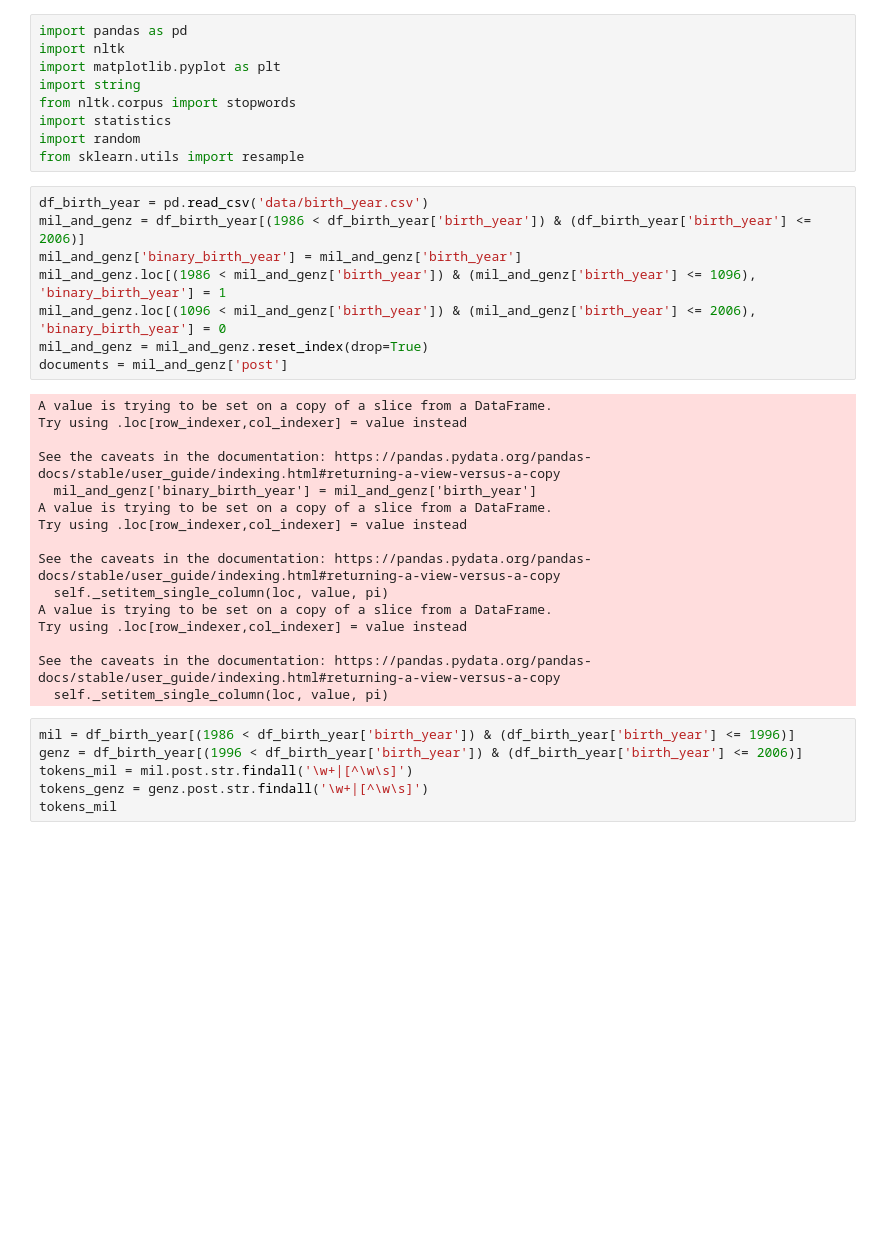
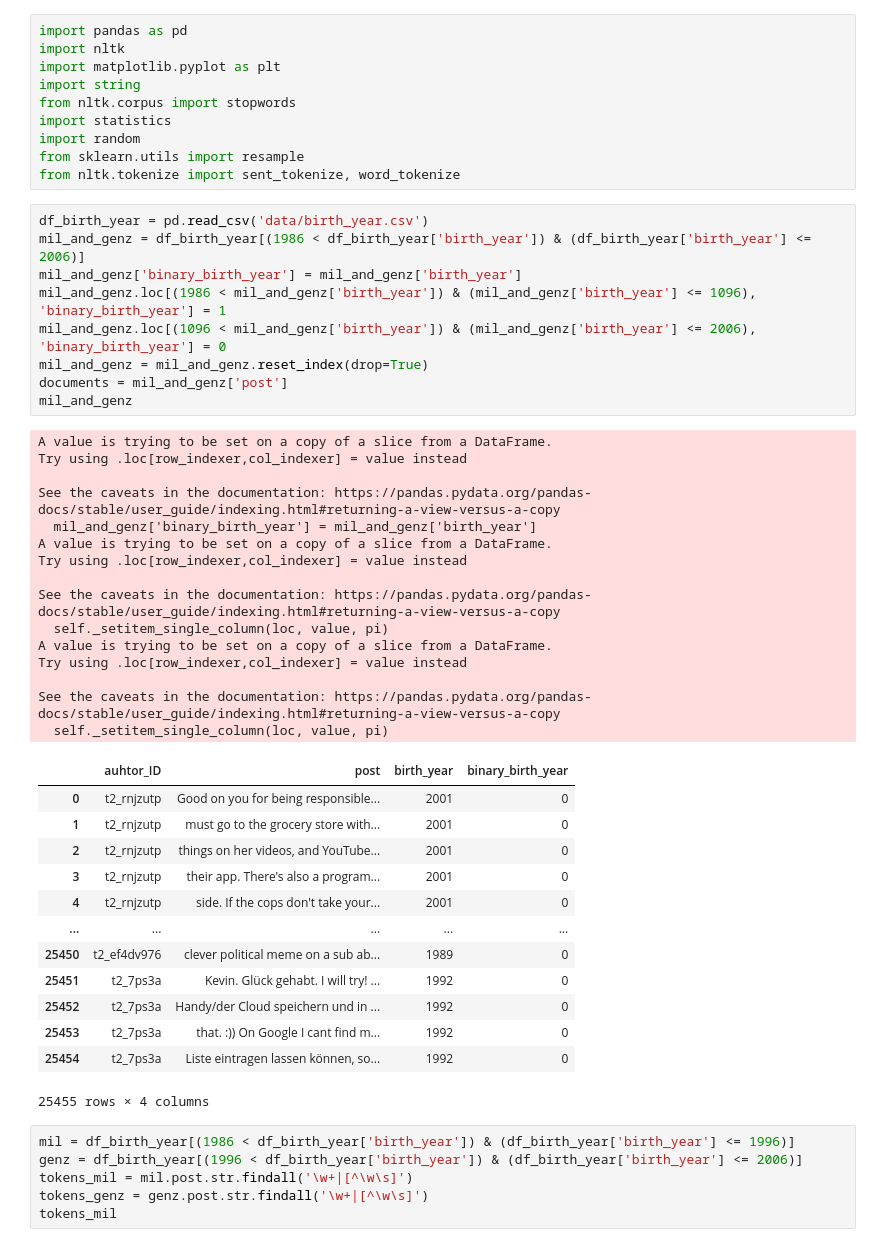
Before and after one commit to mdegoede/LanguageAndAI, a Jupyter notebook: preprocessing_handle_imbalance.ipynb, the cells around one changed output. Drawn from its saved outputs; the diff is of its cells as text; blank space fills up the shorter version.

```diff
--- a/preprocessing_handle_imbalance.ipynb
+++ b/preprocessing_handle_imbalance.ipynb
@@ -7,30 +7,45 @@ from nltk.corpus import stopwords
 import statistics
 import random
 from sklearn.utils import resample
+from nltk.tokenize import sent_tokenize, word_tokenize
 # %%
 df_birth_year = pd.read_csv('data/birth_year.csv')
 mil_and_genz = df_birth_year[(1986 < df_birth_year['birth_year']) & (df_birth_year['birth_year'] <= 2006)]
 mil_and_genz['binary_birth_year'] = mil_and_genz['birth_year']
 mil_and_genz.loc[(1986 < mil_and_genz['birth_year']) & (mil_and_genz['birth_year'] <= 1096), 'binary_birth_year'] = 1
 mil_and_genz.loc[(1096 < mil_and_genz['birth_year']) & (mil_and_genz['birth_year'] <= 2006), 'binary_birth_year'] = 0
 mil_and_genz = mil_and_genz.reset_index(drop=True)
 documents = mil_and_genz['post']
+mil_and_genz
 # %% [output]
 A value is trying to be set on a copy of a slice from a DataFrame.
 Try using .loc[row_indexer,col_indexer] = value instead
 
 See the caveats in the documentation: https://pandas.pydata.org/pandas-docs/stable/user_guide/indexing.html#returning-a-view-versus-a-copy
   mil_and_genz['binary_birth_year'] = mil_and_genz['birth_year']
 A value is trying to be set on a copy of a slice from a DataFrame.
 Try using .loc[row_indexer,col_indexer] = value instead
 
 See the caveats in the documentation: https://pandas.pydata.org/pandas-docs/stable/user_guide/indexing.html#returning-a-view-versus-a-copy
   self._setitem_single_column(loc, value, pi)
 A value is trying to be set on a copy of a slice from a DataFrame.
 Try using .loc[row_indexer,col_indexer] = value instead
 
 See the caveats in the documentation: https://pandas.pydata.org/pandas-docs/stable/user_guide/indexing.html#returning-a-view-versus-a-copy
   self._setitem_single_column(loc, value, pi)
+|  | auhtor_ID | post | birth_year | binary_birth_year |
+| 0 | t2_rnjzutp | Good on you for being responsible... | 2001 | 0 |
+| 1 | t2_rnjzutp | must go to the grocery store with... | 2001 | 0 |
+| 2 | t2_rnjzutp | things on her videos, and YouTube... | 2001 | 0 |
+| 3 | t2_rnjzutp | their app. There's also a program... | 2001 | 0 |
+| 4 | t2_rnjzutp | side. If the cops don't take your... | 2001 | 0 |
+| ... | ... | ... | ... | ... |
+| 25450 | t2_ef4dv976 | clever political meme on a sub ab... | 1989 | 0 |
+| 25451 | t2_7ps3a | Kevin. Glück gehabt. I will try! ... | 1992 | 0 |
+| 25452 | t2_7ps3a | Handy/der Cloud speichern und in ... | 1992 | 0 |
+| 25453 | t2_7ps3a | that. :)) On Google I cant find m... | 1992 | 0 |
+| 25454 | t2_7ps3a | Liste eintragen lassen können, so... | 1992 | 0 |
+25455 rows × 4 columns
 # %%
 mil = df_birth_year[(1986 < df_birth_year['birth_year']) & (df_birth_year['birth_year'] <= 1996)]
 genz = df_birth_year[(1996 < df_birth_year['birth_year']) & (df_birth_year['birth_year'] <= 2006)]
```
Also changed, not shown: parts of 10 cells of this notebook.
